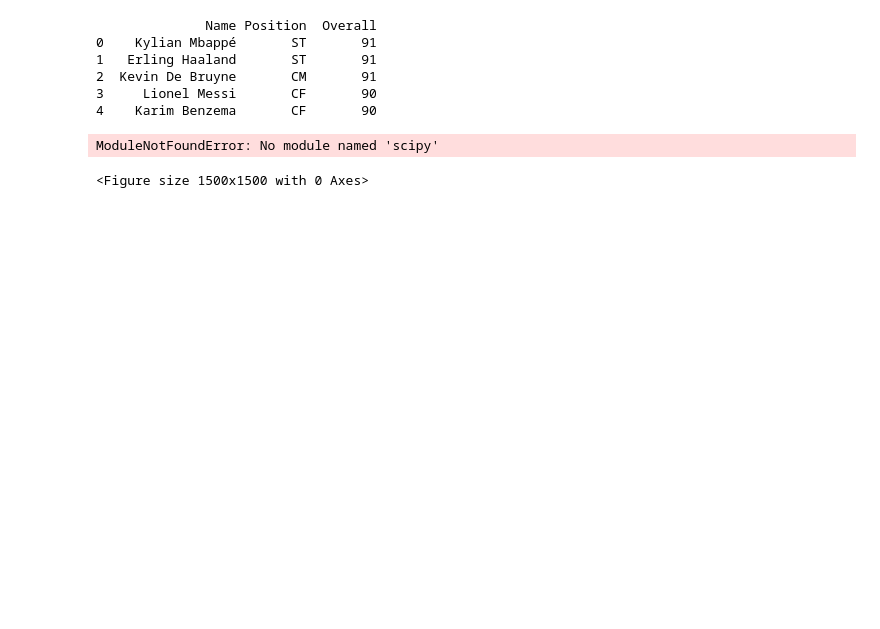
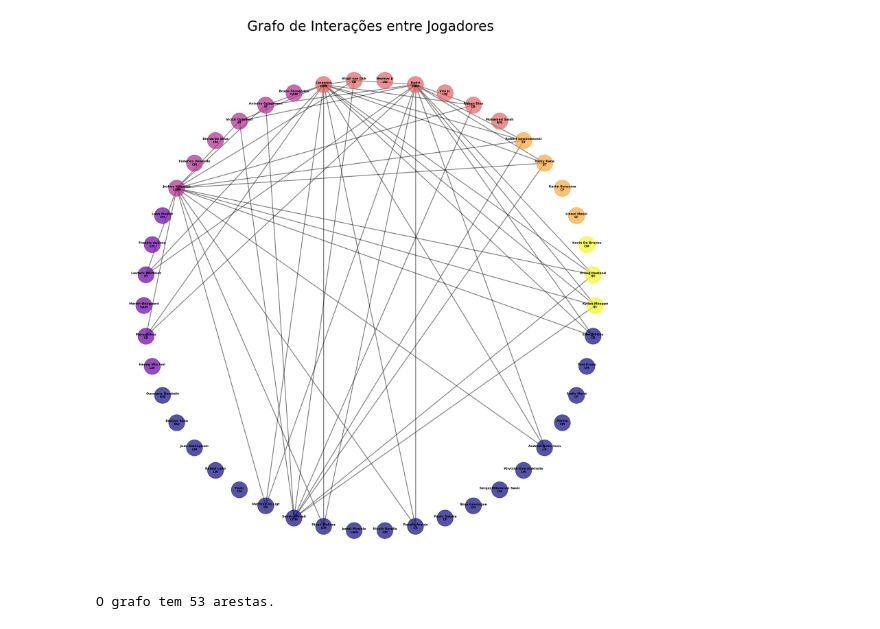
Before and after one commit to celzin/Mapeando-Rendimento-no-Futebol-Virtual, a Jupyter notebook: teste_grafo.ipynb, the cells around one changed output. Drawn from its saved outputs; the diff is of its cells as text; code cells hidden in the pictures; blank space fills up the shorter version.

```diff
--- a/teste_grafo.ipynb
+++ b/teste_grafo.ipynb
@@ -1,67 +1,75 @@
 # %%
-# Importando bibliotecas necessárias
+# Importando as bibliotecas necessárias
 import pandas as pd
 import networkx as nx
 import matplotlib.pyplot as plt
 from collections import defaultdict
 
 # Carregando o conjunto de dados
-file_path = 'players_filtrado_final.csv'
+file_path = 'players_teste.csv'
 players_data = pd.read_csv(file_path)
-
-# Exibindo as primeiras linhas para verificar a estrutura dos dados
-print(players_data.head())
 
 # Criando um grafo vazio
 G = nx.Graph()
 
 # Adicionando vértices (cada jogador é um vértice no grafo)
 for index, row in players_data.iterrows():
     G.add_node(row['Name'], position=row['Position'], overall=row['Overall'])
 
-# Agrupar jogadores por posição
+# Agrupando jogadores por posição
 players_by_position = defaultdict(list)
 for index, row in players_data.iterrows():
     players_by_position[row['Position']].append(row)
 
-# Definindo as interações entre posições
+# Dicionário de interações entre grupos de posições
 position_interactions = {
-    'ST': ['CM', 'CF'],
-    'CM': ['LB', 'ST'],
-    'RW': ['LB'],
-    'LW': ['RB'],
-    # Adicione mais conforme necessário
+    'CB': ['RWB', 'LWB', 'CDM'],
+    'LB': ['LWB', 'CDM', 'LM'],
+    'RB': ['RWB', 'CDM', 'RM'],
+    'RWB': ['RB', 'RM', 'CDM'],
+    'LWB': ['LB', 'LM', 'CDM'],
+    'CDM': ['CB', 'RB', 'LB', 'RWB', 'LWB', 'RM', 'LM', 'ST'],
+    'RM': ['RWB', 'CDM', 'RF'],
+    'LM': ['LWB', 'CDM', 'LF'],
+    'LF': ['LM', 'ST'],
+    'ST': ['CDM', 'LF', 'RF'],
+    'RF': ['RM', 'ST'],
 }
 
-# Definindo um threshold para o overall
-threshold = 85
+# Definindo o threshold de 'Overall'
+threshold = 87
 
-# Criando arestas com base em interações e threshold de overall
+# Adicionando arestas com base em interações e threshold de 'Overall'
 for position, interacts_with in position_interactions.items():
     for player in players_by_position[position]:
         for target_position in interacts_with:
             for target_player in players_by_position[target_position]:
                 avg_overall = (player['Overall'] + target_player['Overall']) / 2
                 if avg_overall >= threshold:
                     G.add_edge(player['Name'], target_player['Name'], weight=avg_overall)
 
 # Configuração para a visualização do grafo
-plt.figure(figsize=(15, 15))
-pos = nx.spring_layout(G)  # Layout dos nós
+plt.figure(figsize=(25, 25))  # Aumentar o tamanho da figura para melhor visualização
+pos = nx.circular_layout(G)  # Mudando para um layout circular para espaçar uniformemente os nós
 
-# Cores e tamanhos dos nós baseados em 'Overall'
-node_color = [G.nodes[node]['overall'] for node in G]
-node_size = [G.nodes[node]['overall'] * 10 for node in G]  # Ajuste o multiplicador conforme necessário
+# Desenhando as arestas com uma largura visível e cor diferente
+nx.draw_networkx_edges(G, pos, width=2, alpha=0.5, edge_color='black')
 
-nx.draw(G, pos, with_labels=True, node_size=node_size, node_color=node_color, cmap=plt.cm.Blues, font_size=8)
-plt.title("Grafo de Interações entre Jogadores")
+# Desenhando os nós com um tamanho baseado no 'Overall', mas reduzido para evitar sobreposição
+node_size = [G.nodes[node]['overall'] * 20 for node in G]  # Reduzindo o tamanho dos nós
+node_color = [G.nodes[node]['overall'] for node in G]  # Cor dos nós baseado no 'Overall'
+nx.draw_networkx_nodes(G, pos, node_size=node_size, node_color=node_color, cmap=plt.cm.plasma, alpha=0.7)
+
+# Desenhando os rótulos dentro dos nós
+labels = {node: f"{node}\n{G.nodes[node]['position']}" for node in G.nodes()}
+nx.draw_networkx_labels(G, pos, labels=labels, font_size=8, font_color='black', font_weight='bold', verticalalignment='center')
+
+plt.title("Grafo de Interações entre Jogadores", size=35)
+plt.axis('off')  # Remove os eixos para uma visualização mais limpa
 plt.show()
+
+# Verifique se as arestas foram criadas
+print(f"O grafo tem {G.number_of_edges()} arestas.")
 # %% [output]
+[figure, added]
-              Name Position  Overall
-0    Kylian Mbappé       ST       91
-1   Erling Haaland       ST       91
-2  Kevin De Bruyne       CM       91
-3     Lionel Messi       CF       90
-4    Karim Benzema       CF       90
+O grafo tem 53 arestas.
-ModuleNotFoundError: No module named 'scipy'
-<Figure size 1500x1500 with 0 Axes>
```
Also changed, not shown: 6 other files.
